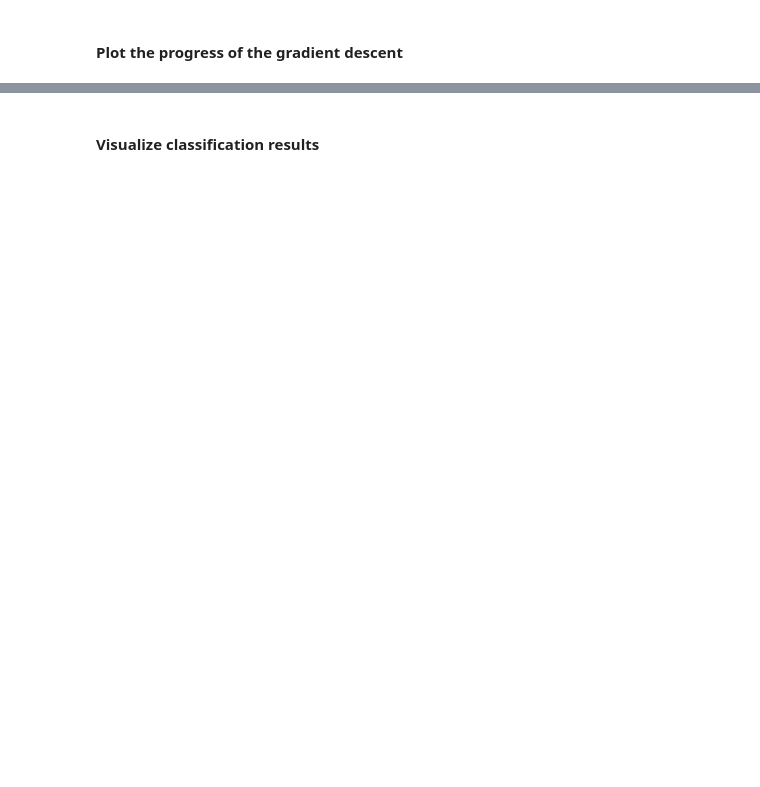
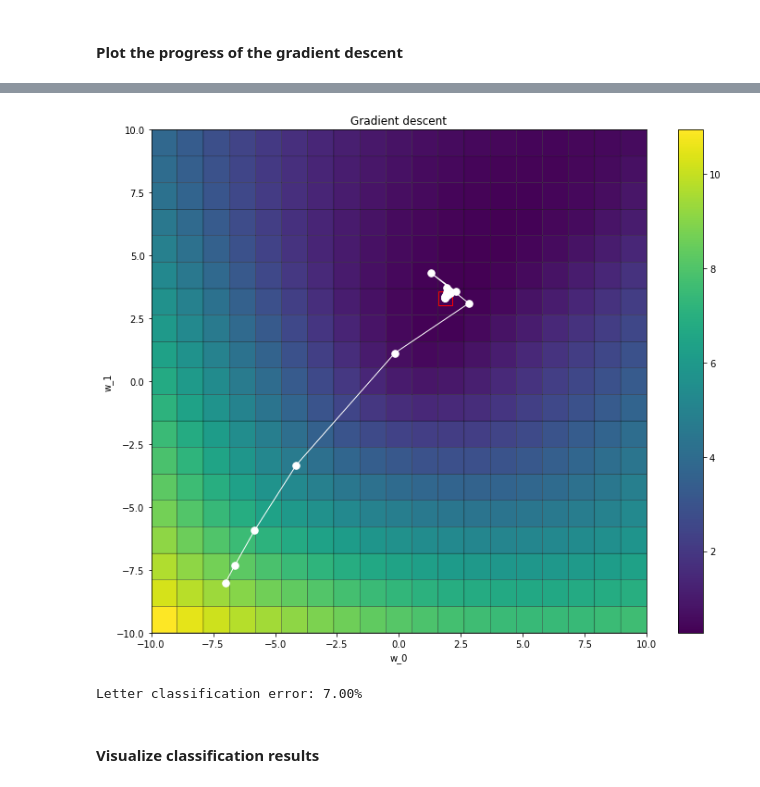
Before and after one commit to matouspelikan/rpzCTU, a Jupyter notebook: assignment_logreg_template/logreg.ipynb, the cells around one changed output, grey strips where cells are left out. Saved outputs shown, nothing was run; the diff lists cells and outputs as text; code cells hidden in the pictures; blank space fills up the shorter version.

Commit message:
update logreg template

```diff
--- a/assignment_logreg_template/logreg.ipynb
+++ b/assignment_logreg_template/logreg.ipynb
@@ -54,10 +16,14 @@ trn = ndarray2dict(unwrap(data["trn"])) # already normalised
+# %%
+data = np.load("data_logreg.npz", allow_pickle=True)
+tst = data["tst"].item()
+trn = data["trn"].item()
 # %% [markdown]
 ## Classification of letters A and C
 #### compute features
 # %%
 # prepare training data
 raise NotImplementedError("You have to implement the rest.")
-trainX = ...
+train_X = None
 # %% [markdown]
 #### Training - gradient descent of the logistic loss function
 # %%
@@ -75,17 +63,22 @@ plt.savefig('E_progress_AC.png')
 # %%
 # you can change this:
-plot_gradient_descent(trainX, trn['labels'], logistic_loss, w, wt, Et)
+plot_gradient_descent(train_X, trn['labels'], logistic_loss, w, wt, Et)
 plt.savefig('w_progress_2d_AC.png')
+# %% [output]
+[figure, added]
 # %%
 # Load test letter data
 raise NotImplementedError("You have to implement the rest.")
-testX = ...
+testX = None
 
 # Classify letter test data and calculate classification error
 classifiedLabels = classify_images(testX, w)
-errors = ...
+raise NotImplementedError("You have to implement the rest.")
+errors = None
 testError = np.sum(errors, dtype=np.float64) / errors.size
 print('Letter classification error: {:.2f}%'.format(testError * 100))
+# %% [output]
+Letter classification error: 7.00%
 # %% [markdown]
 #### Visualize classification results
 # %%
```
Also changed, not shown: parts of 18 cells of this notebook, 7 other files.
